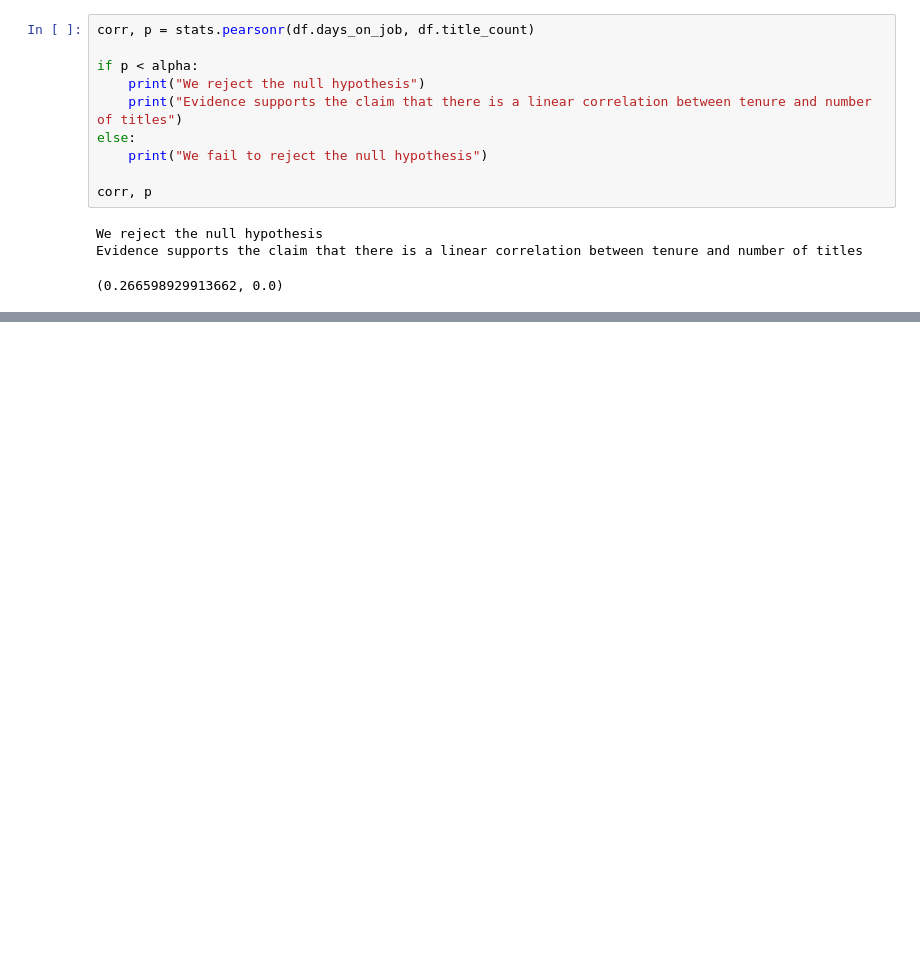
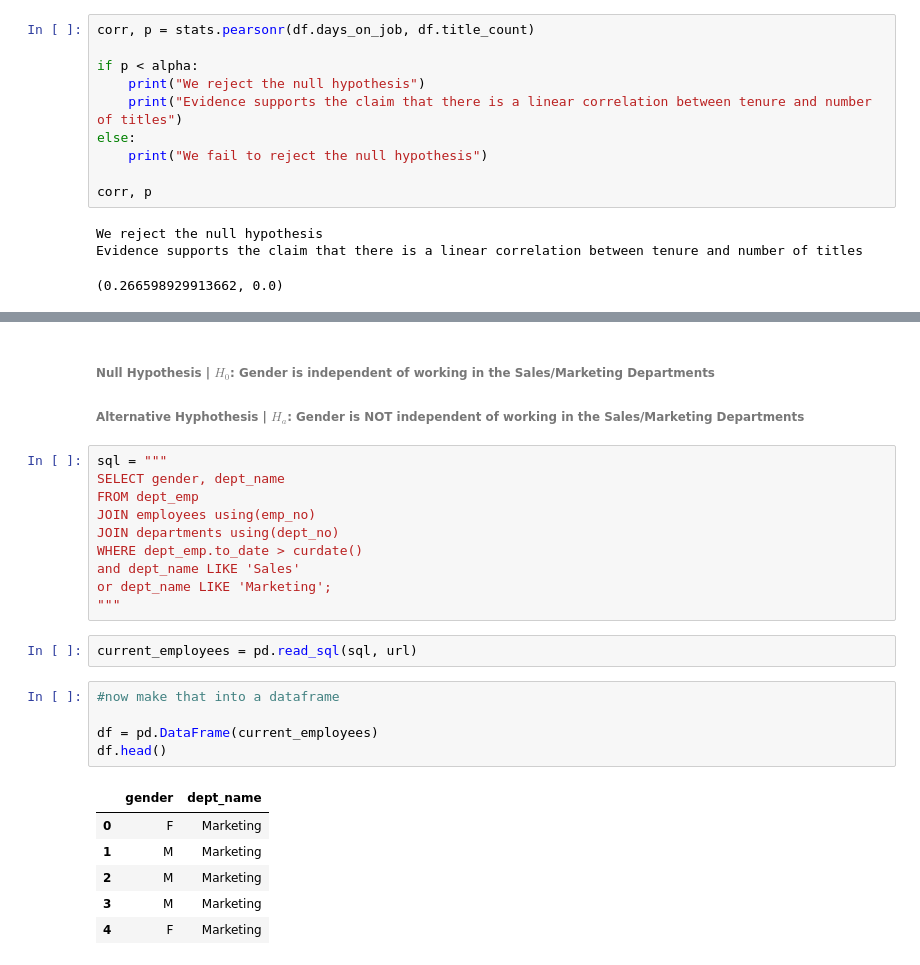
Before and after one commit to Brooke-Holyoak/statistics-exercises, a Jupyter notebook: hypothesis_testing.ipynb, the cells around one changed output, grey strips where cells are left out. Drawn from its saved outputs; the diff is of its cells as text; blank space fills up the shorter version.

```diff
--- a/hypothesis_testing.ipynb
+++ b/hypothesis_testing.ipynb
@@ -661,0 +838,28 @@ Evidence supports the claim that there is a linear correlation between tenure an
+# %% [markdown]
+###### Null Hypothesis | $H_{0}$: Gender is independent of working in the Sales/Marketing Departments
+
+###### Alternative Hyphothesis | $H_{a}$:  Gender is NOT independent of working in the Sales/Marketing Departments
+# %%
+sql = """
+SELECT gender, dept_name
+FROM dept_emp
+JOIN employees using(emp_no)
+JOIN departments using(dept_no)
+WHERE dept_emp.to_date > curdate()
+and dept_name LIKE 'Sales'
+or dept_name LIKE 'Marketing';
+"""
+# %%
+current_employees = pd.read_sql(sql, url)
+# %%
+#now make that into a dataframe
+
+df = pd.DataFrame(current_employees)
+df.head()
+# %% [output]
+|  | gender | dept_name |
+| 0 | F | Marketing |
+| 1 | M | Marketing |
+| 2 | M | Marketing |
+| 3 | M | Marketing |
+| 4 | F | Marketing |
```
Also changed, not shown: parts of 24 cells of this notebook.
